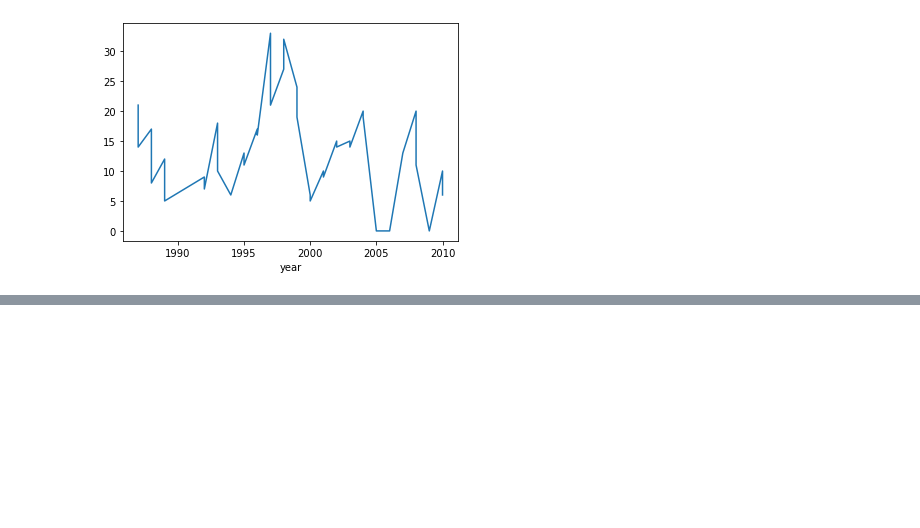
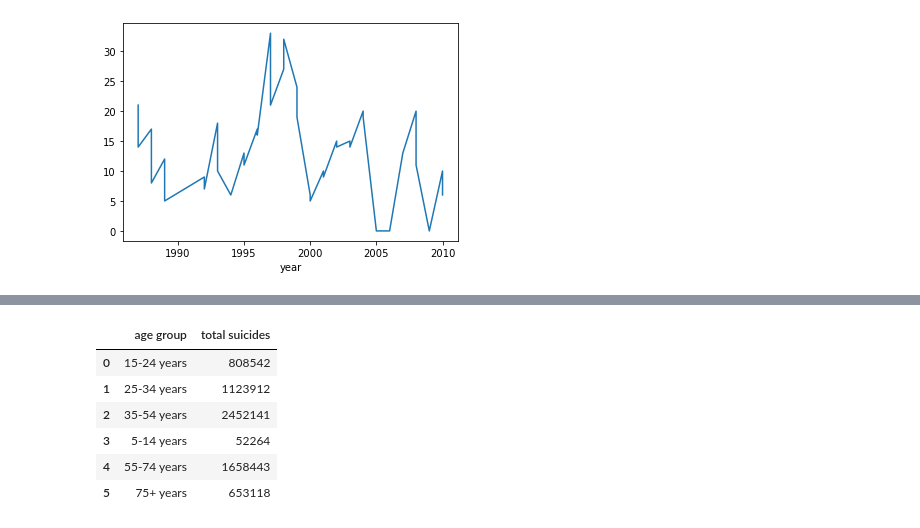
Before and after one commit to aad1tya/suicideRates, a Jupyter notebook: Suicide Rates Analysis.ipynb, the cells around one changed output, grey strips where cells are left out. Cells and saved outputs as stored; diff of their text form; code cells hidden in the pictures; blank space fills up the shorter version.

```diff
--- a/Suicide Rates Analysis.ipynb
+++ b/Suicide Rates Analysis.ipynb
@@ -27,0 +37,6 @@ alb_df_1524['suicides_no'].plot(kind = 'line')
+# %%
+age_ratedf = df['suicides_no'][df['age'] == '15-24 years'].sum()
+age_rateli = []
+
+for i in sorted(df['age'].unique()):
+    age_rateli.append(df['suicides_no'][df['age'] == str(i)].sum())
@@ -27,0 +66,11 @@ alb_df_1524['suicides_no'].plot(kind = 'line')
+# %%
+age_ratedf.columns = ['age group', 'total suicides']
+age_ratedf
+# %% [output]
+|  | age group | total suicides |
+| 0 | 15-24 years | 808542 |
+| 1 | 25-34 years | 1123912 |
+| 2 | 35-54 years | 2452141 |
+| 3 | 5-14 years | 52264 |
+| 4 | 55-74 years | 1658443 |
+| 5 | 75+ years | 653118 |
```
Also changed, not shown: parts of 8 cells of this notebook.
